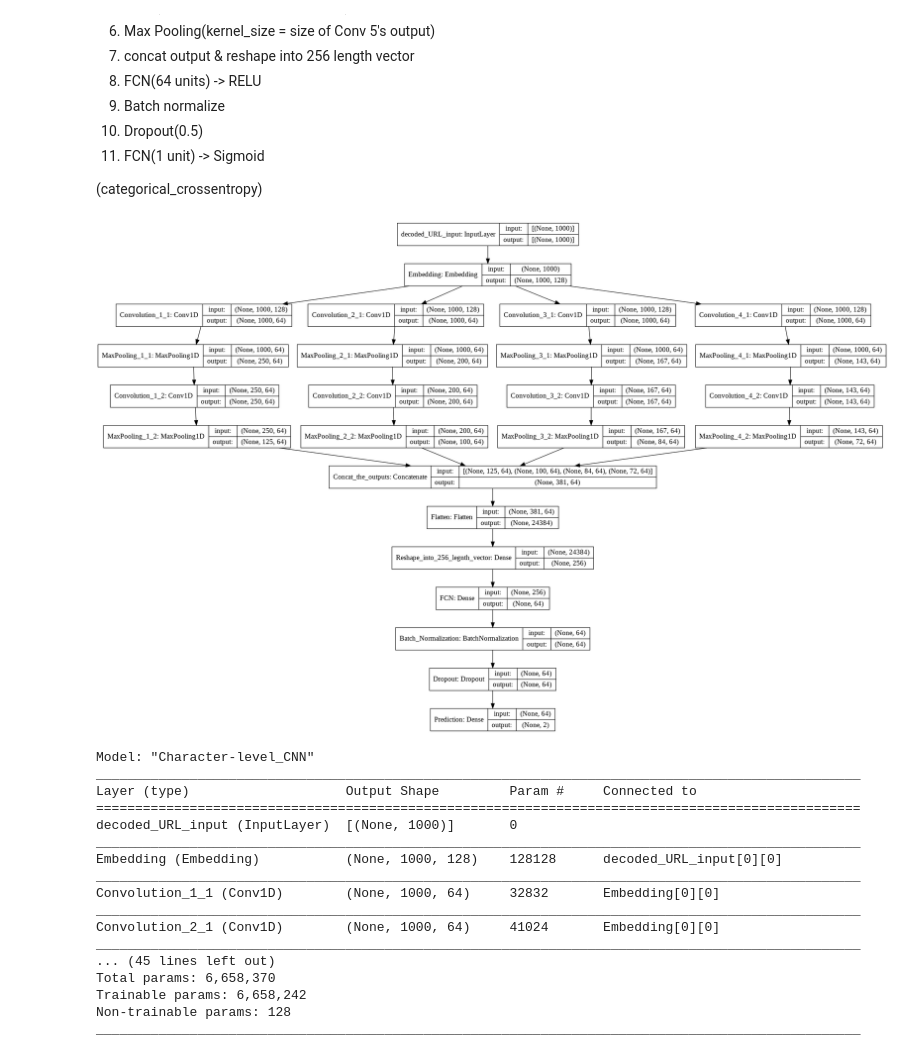
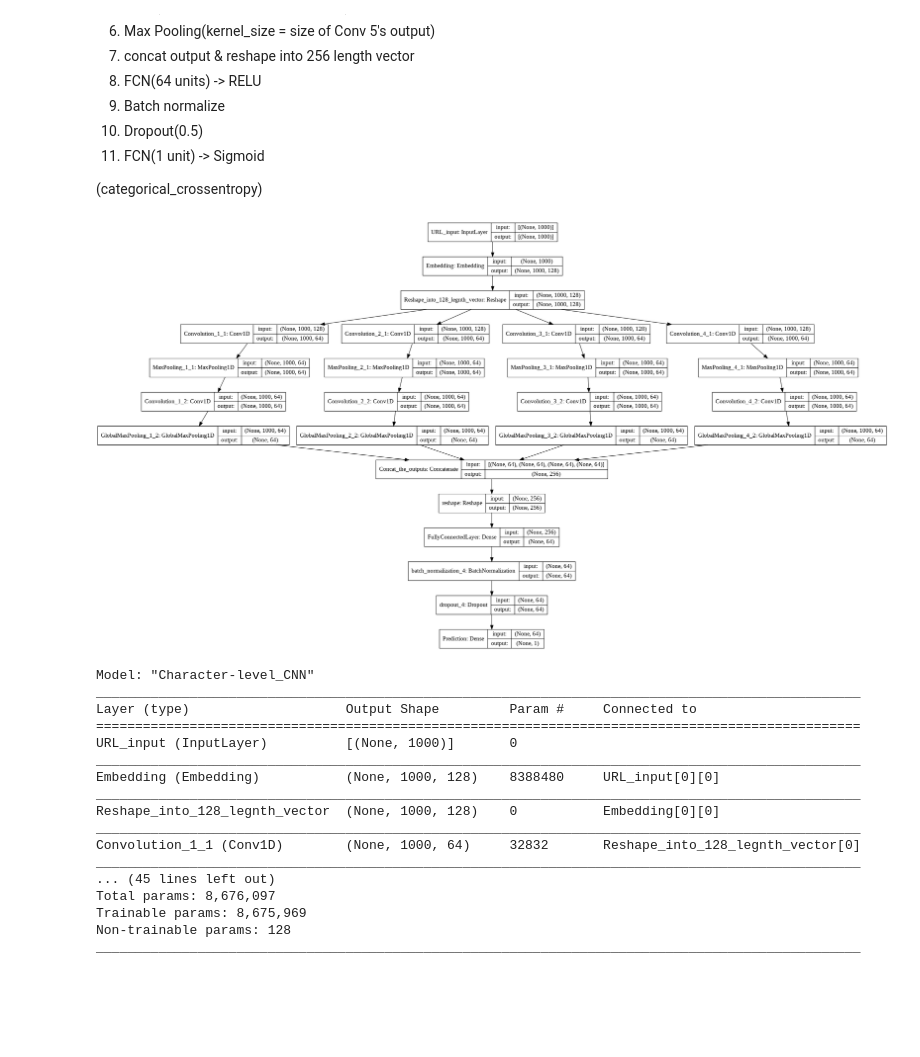
Before and after one commit to futabato/WAffle, a Jupyter notebook: Character-level_CNN/CharacterLevel_CNN.ipynb, the cells around one changed output. Saved outputs shown, nothing was run; the diff lists cells and outputs as text; code cells hidden in the pictures; blank space fills up the shorter version.

Commit message:
applied GlobalMaxPooling

```diff
--- a/Character-level_CNN/CharacterLevel_CNN.ipynb
+++ b/Character-level_CNN/CharacterLevel_CNN.ipynb
@@ -164,63 +246,61 @@ loss = 'categorical_crossentropy'
 # %%
 # Input Layer
 # URLdecodeされた文字列をInputとして与える。
-inputs = Input(shape=(input_max_size,), name='decoded_URL_input', dtype='int64')
+inputs = Input(shape=(input_max_size,), name='URL_input')
 
 # Embedding Layer
-x = Embedding(input_max_size +1, embedding_size, input_length=input_max_size, mask_zero=True, name='Embedding')(inputs)
-#x = Reshape((input_max_size, embedding_size), name='Reshape_into_128_legnth_vector')(x)
+x = Embedding(0xffff, embedding_size, name='Embedding')(inputs)
+x = Reshape((input_max_size, embedding_size), name='Reshape_into_128_legnth_vector')(x)
 
 # Convolution Layers
 convolution_output = []
 
-conv1_1 = Conv1D(filter_num, 4, activation='relu', padding='same', name='Convolution_1_1')(x)
-pool1_1 = MaxPool1D(pool_size=4, padding='same', name='MaxPooling_1_1')(conv1_1)
-conv1_2 = Conv1D(filter_num,4, activation='relu', padding='same', name='Convolution_1_2')(pool1_1)
-pool1_2 = MaxPool1D(padding='same', name='MaxPooling_1_2')(conv1_2)
+conv1_1 = Conv1D(filter_num, 4, activation='relu', padding='same', strides=1, name='Convolution_1_1')(x)
+pool1_1 = MaxPool1D(pool_size=4, padding='same', strides=1, name='MaxPooling_1_1')(conv1_1)
+conv1_2 = Conv1D(filter_num, 4, activation='relu', padding='same', strides=1, name='Convolution_1_2')(pool1_1)
+pool1_2 = GlobalMaxPooling1D(name='GlobalMaxPooling_1_2')(conv1_2)
 convolution_output.append(pool1_2)
 
-conv2_1 = Conv1D(filter_num,5, activation='relu', padding='same', name='Convolution_2_1')(x)
-pool2_1 = MaxPool1D(pool_size=5, padding='same', name='MaxPooling_2_1')(conv2_1)
-conv2_2 = Conv1D(filter_num,5, activation='relu', padding='same', name='Convolution_2_2')(pool2_1)
-pool2_2 = MaxPool1D(padding='same', name='MaxPooling_2_2')(conv2_2)
+conv2_1 = Conv1D(filter_num,5, activation='relu', padding='same', strides=1, name='Convolution_2_1')(x)
+pool2_1 = MaxPool1D(pool_size=5, padding='same', strides=1, name='MaxPooling_2_1')(conv2_1)
+conv2_2 = Conv1D(filter_num, 5, activation='relu', padding='same', strides=1, name='Convolution_2_2')(pool2_1)
+pool2_2 = GlobalMaxPooling1D(name='GlobalMaxPooling_2_2')(conv2_2)
 convolution_output.append(pool2_2)
 
-conv3_1 = Conv1D(filter_num, 6, activation='relu', padding='same', name='Convolution_3_1')(x)
-pool3_1 = MaxPool1D(pool_size=6, padding='same', name='MaxPooling_3_1')(conv3_1)
-conv3_2 = Conv1D(filter_num, 6, activation='relu', padding='same', name='Convolution_3_2')(pool3_1)
-pool3_2 = MaxPool1D(padding='same', name='MaxPooling_3_2')(conv3_2)
+conv3_1 = Conv1D(filter_num, 6, activation='relu', padding='same', strides=1, name='Convolution_3_1')(x)
+pool3_1 = MaxPool1D(pool_size=6, padding='same', strides=1, name='MaxPooling_3_1')(conv3_1)
+conv3_2 = Conv1D(filter_num, 6, activation='relu', padding='same', strides=1, name='Convolution_3_2')(pool3_1)
+pool3_2 = GlobalMaxPooling1D(name='GlobalMaxPooling_3_2')(conv3_2)
 convolution_output.append(pool3_2)
 
-conv4_1 = Conv1D(filter_num,7, activation='relu', padding='same', name='Convolution_4_1')(x)
-pool4_1 = MaxPool1D(pool_size=7, padding='same', name='MaxPooling_4_1')(conv4_1)
-conv4_2 = Conv1D(filter_num, 7, activation='relu', padding='same', name='Convolution_4_2')(pool4_1)
-pool4_2 = MaxPool1D(padding='same', name='MaxPooling_4_2')(conv4_2)
+conv4_1 = Conv1D(filter_num,7, activation='relu', padding='same', strides=1, name='Convolution_4_1')(x)
+pool4_1 = MaxPool1D(pool_size=7, padding='same', strides=1, name='MaxPooling_4_1')(conv4_1)
+conv4_2 = Conv1D(filter_num, 7, activation='relu', padding='same', strides=1, name='Convolution_4_2')(pool4_1)
+pool4_2 = GlobalMaxPooling1D(name='GlobalMaxPooling_4_2')(conv4_2)
 convolution_output.append(pool4_2)
 
 # concat output
-x = Concatenate(axis=-2, name='Concat_the_outputs')(convolution_output)
+x = Concatenate(name='Concat_the_outputs')(convolution_output)
 
 # reshape into 256 length vector
-x = Flatten(name='Flatten')(x)
-x = Dense(256, name='Reshape_into_256_legnth_vector')(x)
+x = Reshape((256, ), name='reshape')(x)
 
 # Fully Connected Layers
-# x = Flatten()(x)
-x = Dense(64, activation='relu', name='FCN')(x)
+x = Dense(64, activation='relu', name='FullyConnectedLayer')(x)
 
 # Batch Normalization
-x = normalization.BatchNormalization(name='Batch_Normalization')(x)
+x = normalization.BatchNormalization()(x)
 
 # DropOut
-x = Dropout(dropout, name='Dropout')(x)
+x = Dropout(dropout)(x)
 
 # Fully Connected Layers
-predictions = Dense(2, activation='softmax', name='Prediction')(x)
+predictions = Dense(1, activation='sigmoid', name='Prediction')(x)
 
 model = Model(inputs=inputs, outputs=predictions, name='Character-level_CNN')
-plot_model(model, to_file='model.png', show_shapes=True, show_layer_names=True)
+plot_model(model, to_file='./images/1D-model.png', show_shapes=True, show_layer_names=True)
 # %% [output]
-[figure, old version]
+[figure, new version]
 # %%
 model.summary()
 # %% [output]
@@ -228,17 +308,17 @@ Model: "Character-level_CNN"
 __________________________________________________________________________________________________
 Layer (type)                    Output Shape         Param #     Connected to
 ==================================================================================================
-decoded_URL_input (InputLayer)  [(None, 1000)]       0
+URL_input (InputLayer)          [(None, 1000)]       0
 __________________________________________________________________________________________________
-Embedding (Embedding)           (None, 1000, 128)    128128      decoded_URL_input[0][0]
+Embedding (Embedding)           (None, 1000, 128)    8388480     URL_input[0][0]
 __________________________________________________________________________________________________
-Convolution_1_1 (Conv1D)        (None, 1000, 64)     32832       Embedding[0][0]
+Reshape_into_128_legnth_vector  (None, 1000, 128)    0           Embedding[0][0]
 __________________________________________________________________________________________________
-Convolution_2_1 (Conv1D)        (None, 1000, 64)     41024       Embedding[0][0]
+Convolution_1_1 (Conv1D)        (None, 1000, 64)     32832       Reshape_into_128_legnth_vector[0]
 __________________________________________________________________________________________________
 ... (45 lines left out)
-Total params: 6,658,370
-Trainable params: 6,658,242
+Total params: 8,676,097
+Trainable params: 8,675,969
 Non-trainable params: 128
 __________________________________________________________________________________________________
 # %%
```
Also changed, not shown: parts of 48 cells of this notebook.
